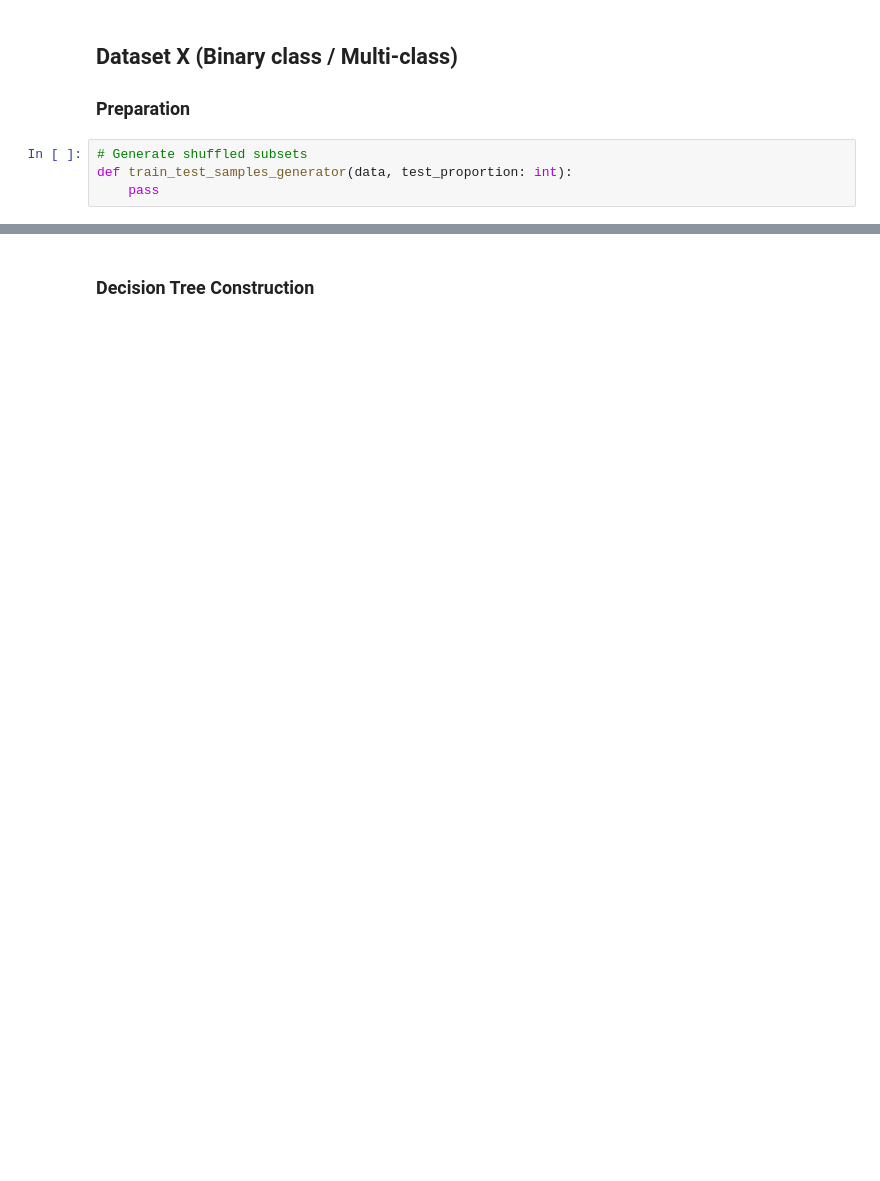
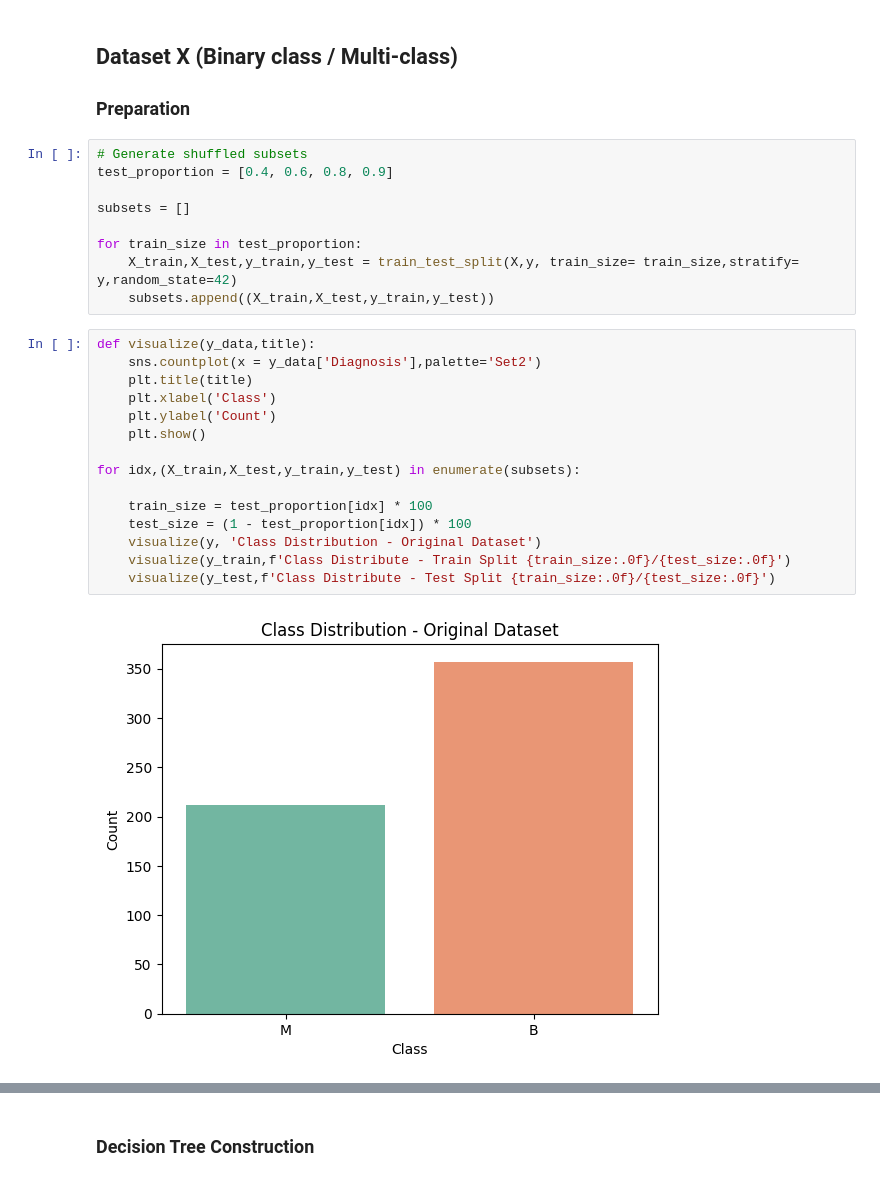
Before and after one commit to hydroq04/IntroToAI-Proj02, a Jupyter notebook: notebook_template.ipynb, the cells around one changed output, grey strips where cells are left out. Cells and saved outputs as stored; diff of their text form; blank space fills up the shorter version.

```diff
--- a/notebook_template.ipynb
+++ b/notebook_template.ipynb
@@ -95,7 +109,29 @@ print(wine_quality.variables)
 # %% [markdown]
 ## Dataset X (Binary class / Multi-class)
 ### Preparation
-# %%
-# Generate shuffled subsets
-def train_test_samples_generator(data, test_proportion: int):
-    pass
+# %%
+# Generate shuffled subsets
+test_proportion = [0.4, 0.6, 0.8, 0.9]
+
+subsets = []
+
+for train_size in test_proportion:
+    X_train,X_test,y_train,y_test = train_test_split(X,y, train_size= train_size,stratify= y,random_state=42)
+    subsets.append((X_train,X_test,y_train,y_test))
+# %%
+def visualize(y_data,title):
+    sns.countplot(x = y_data['Diagnosis'],palette='Set2')
+    plt.title(title)
+    plt.xlabel('Class')
+    plt.ylabel('Count')
+    plt.show()
+
+for idx,(X_train,X_test,y_train,y_test) in enumerate(subsets):
+
+    train_size = test_proportion[idx] * 100
+    test_size = (1 - test_proportion[idx]) * 100
+    visualize(y, 'Class Distribution - Original Dataset')
+    visualize(y_train,f'Class Distribute - Train Split {train_size:.0f}/{test_size:.0f}')
+    visualize(y_test,f'Class Distribute - Test Split {train_size:.0f}/{test_size:.0f}')
+# %% [output]
+[figure, added]
```
Also changed, not shown: parts of 9 cells of this notebook, 1 other file.
